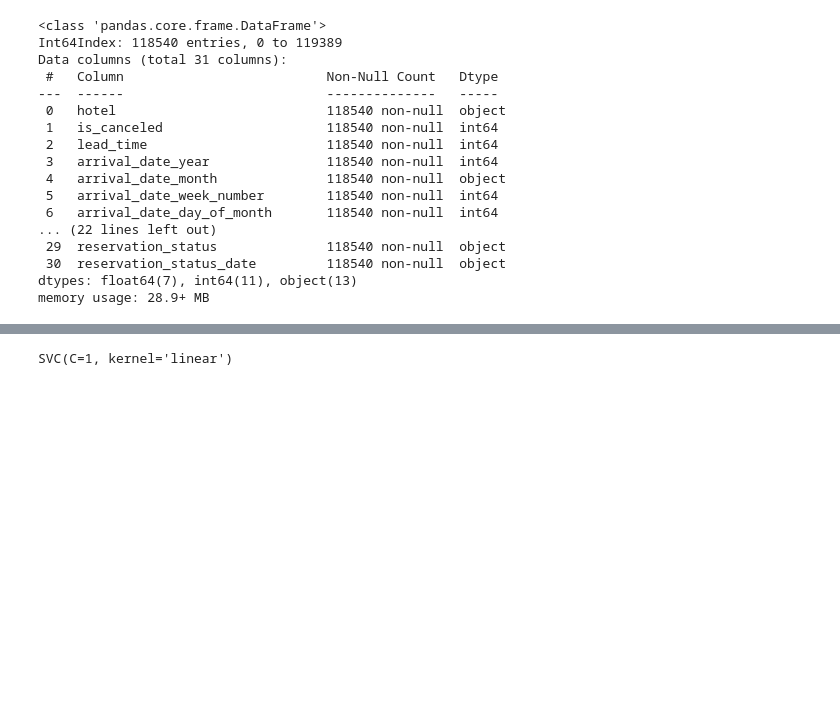
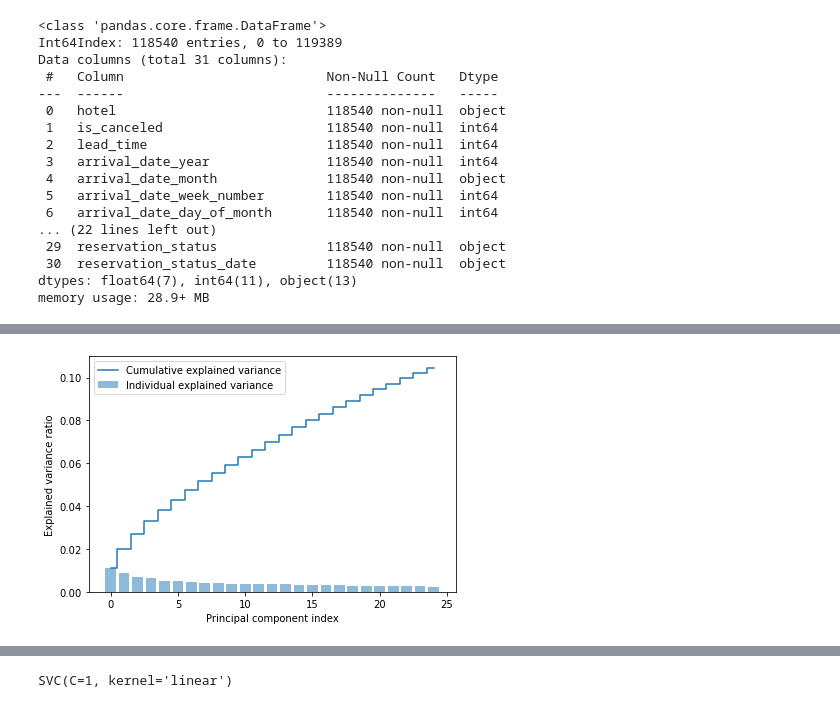
Before and after one commit to Mati0106/wm_2022, a Jupyter notebook: projects/magdas/sc/WM - Projekt.ipynb, the cells around one changed output, grey strips where cells are left out. Saved outputs shown, nothing was run; the diff lists cells and outputs as text; code cells hidden in the pictures; blank space fills up the shorter version.

```diff
--- a/projects/magdas/sc/WM - Projekt.ipynb
+++ b/projects/magdas/sc/WM - Projekt.ipynb
@@ -171,0 +225,18 @@ x_valt = scaler.transform(x_val_n)
+# %%
+pca3 = PCA(n_components=25)
+pca3.fit(x_trainas)
+x_train3 = pca3.transform(x_trainas)
+pca_variance3 = pca3.explained_variance_
+# %%
+var3 = pca3.explained_variance_ratio_
+cum_sum3 = np.cumsum(var3)
+# %%
+plt.bar(range(0,len(var3)), var3, alpha=0.5, align='center', label='Individual explained variance')
+plt.step(range(0,len(cum_sum3)), cum_sum3, where='mid',label='Cumulative explained variance')
+plt.ylabel('Explained variance ratio')
+plt.xlabel('Principal component index')
+plt.legend(loc='best')
+plt.tight_layout()
+plt.show()
+# %% [output]
+[figure, added]
```
Also changed, not shown: parts of 81 cells of this notebook.
